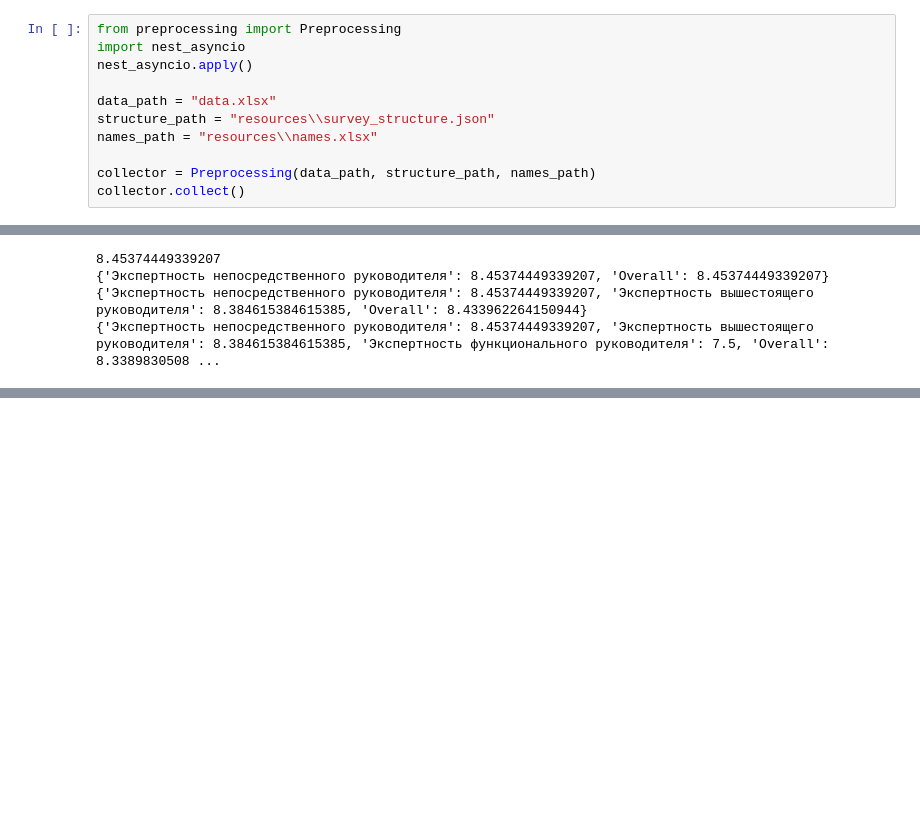
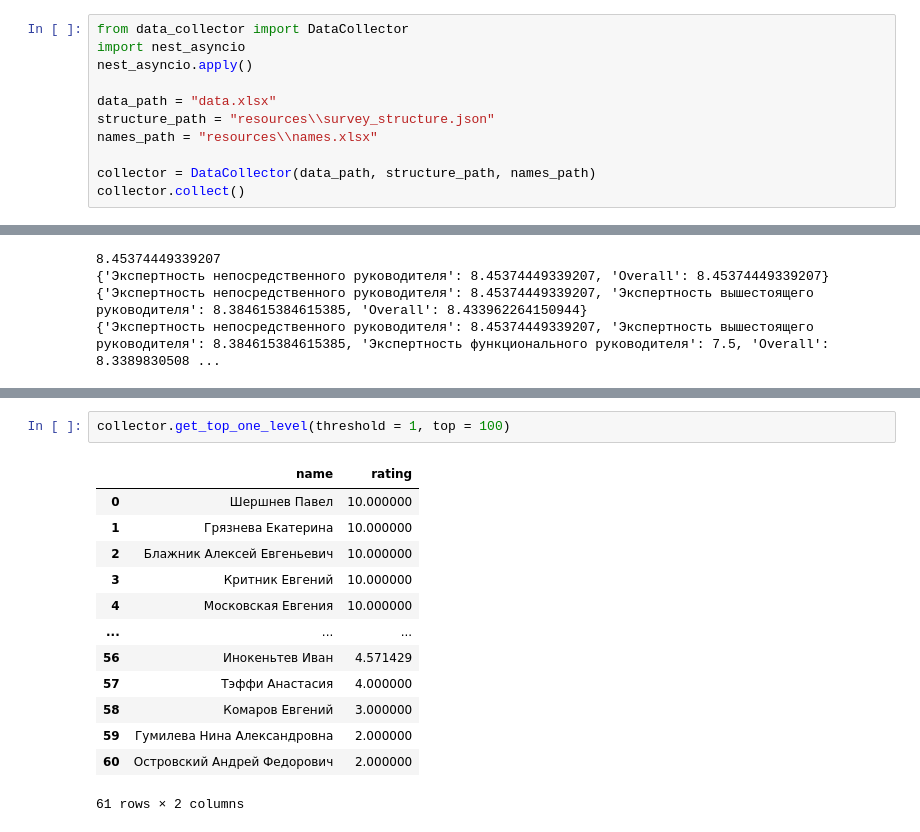
Before and after one commit to v-zaycev/AI-analysis-of-free-survey-responses, a Jupyter notebook: report.ipynb, the cells around one changed output, grey strips where cells are left out. Drawn from its saved outputs; the diff is of its cells as text; blank space fills up the shorter version.

Commit message:
Slides creation added, ratings creation added

```diff
--- a/report.ipynb
+++ b/report.ipynb
@@ -110,7 +134,7 @@ print(x.get_names("Ахматова Екатерина Вадимовна"))
 # %% [markdown]
 Собираем информацию из таблички, в результате обработки выводится пара чисел (необработанные имена, все имена)
 # %%
-from preprocessing import Preprocessing
+from data_collector import DataCollector
 import nest_asyncio
 nest_asyncio.apply()
 
@@ -118,6 +142,6 @@ data_path = "data.xlsx"
 structure_path = "resources\\survey_structure.json"
 names_path = "resources\\names.xlsx"
 
-collector = Preprocessing(data_path, structure_path, names_path)
+collector = DataCollector(data_path, structure_path, names_path)
 collector.collect()
 # %% [output]
@@ -261,0 +503,16 @@ print(collector.get_average_rating([4,11,20]))
+# %%
+collector.get_top_one_level(threshold = 1, top = 100)
+# %% [output]
+|  | name | rating |
+| 0 | Шершнев Павел | 10.000000 |
+| 1 | Грязнева Екатерина | 10.000000 |
+| 2 | Блажник Алексей Евгеньевич | 10.000000 |
+| 3 | Критник Евгений | 10.000000 |
+| 4 | Московская Евгения | 10.000000 |
+| ... | ... | ... |
+| 56 | Инокеньтев Иван | 4.571429 |
+| 57 | Тэффи Анастасия | 4.000000 |
+| 58 | Комаров Евгений | 3.000000 |
+| 59 | Гумилева Нина Александровна | 2.000000 |
+| 60 | Островский Андрей Федорович | 2.000000 |
+61 rows × 2 columns
```
Also changed, not shown: parts of 14 cells of this notebook, 7 other files.
